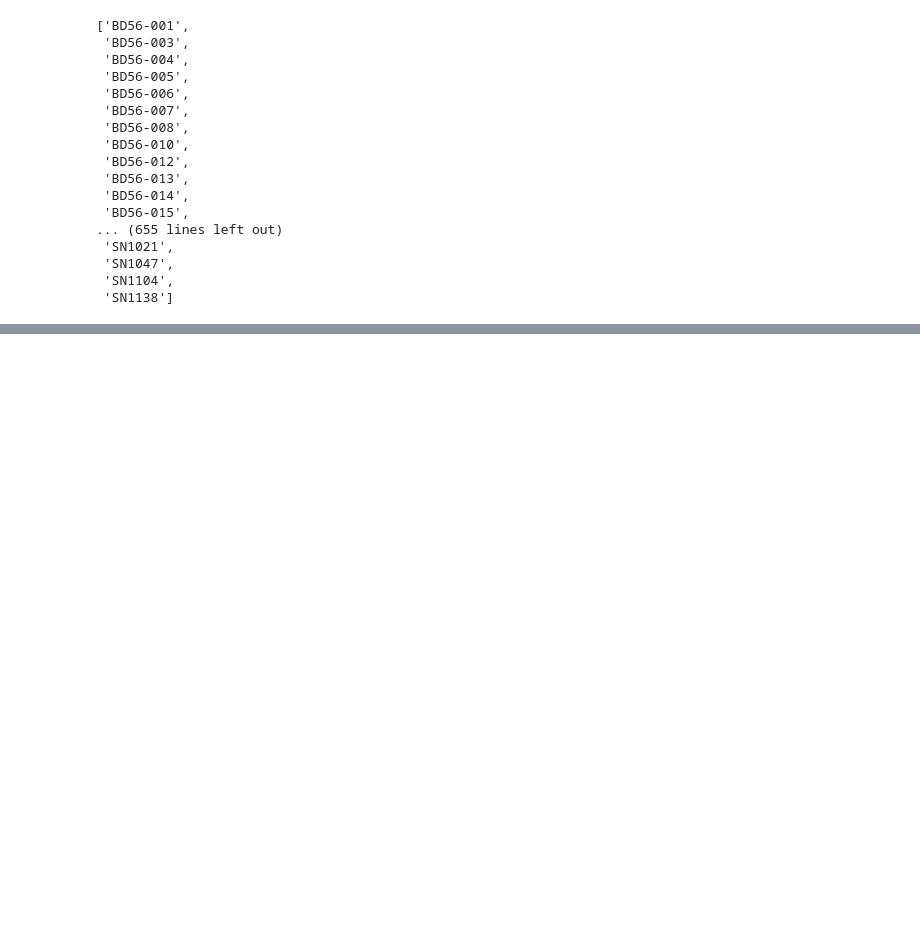
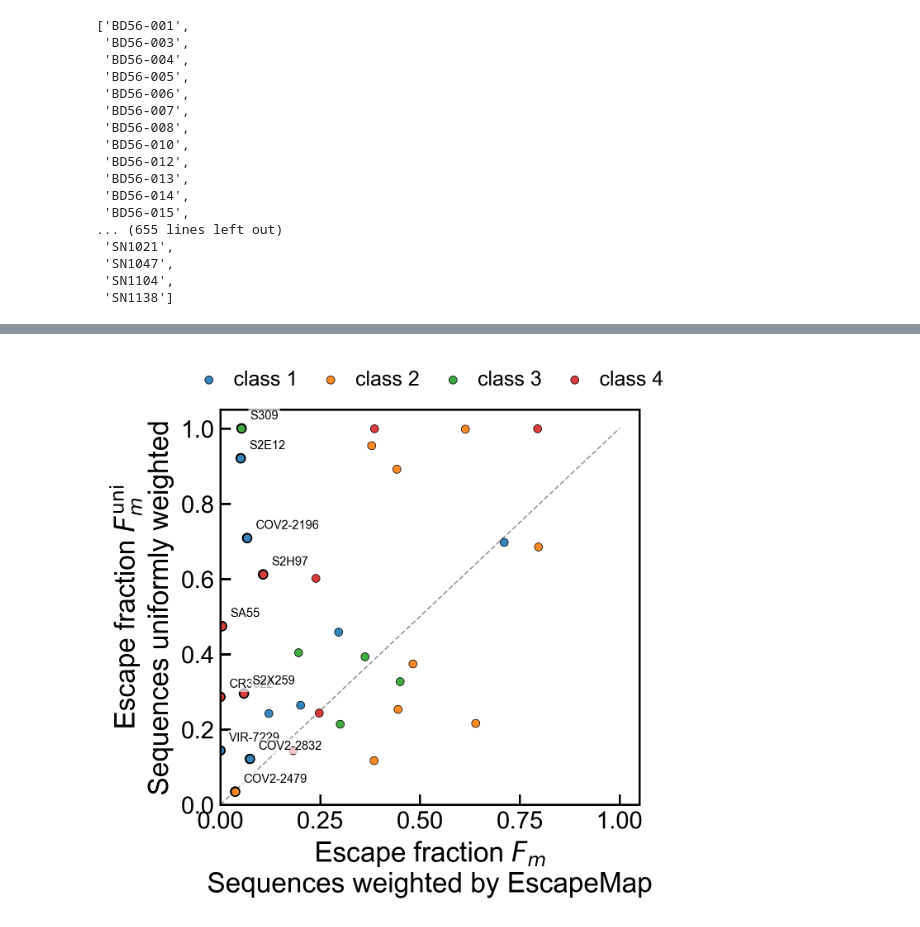
Before and after one commit to m-huot/ESCAPE_MAP_DRAFT, a Jupyter notebook: generative/ab_resilience.ipynb, the cells around one changed output, grey strips where cells are left out. Cells and saved outputs as stored; diff of their text form; code cells hidden in the pictures; blank space fills up the shorter version.

```diff
--- a/generative/ab_resilience.ipynb
+++ b/generative/ab_resilience.ipynb
@@ -231,0 +142,14 @@ Excluded antibodies (D614G IC50==10.0): 1761
+# %%
+ab_class_df_mapping=pd.read_csv('../exp_data/ab_classification.csv')
+class_mapping = ab_class_df_mapping.set_index('condition')['condition_subtype'].to_dict()#condition is ant
+class_mapping.update({
+    "VIR-7229": "class 1",
+    "SA55":     "class 4",
+})
+# %%
+MERGED=KD_VECTORS|NEW_KD_VECTORS
+log_kd_values=np.array([get_Kd(seq,MERGED , log10=True) for seq in seqs])
+log_kd_values_random=np.array([get_Kd(seq,MERGED , log10=True) for seq in random_seqs])
+ab_names=list(MERGED.keys())
+fm_df = pd.DataFrame({'antibody': ab_names, 'Fm': (log_kd_values > TH).mean(axis=0), 'Fm_uni': (log_kd_values_random > TH).mean(axis=0)})
+fm_df
@@ -231,0 +174,86 @@ Excluded antibodies (D614G IC50==10.0): 1761
+# %%
+import numpy as np
+import pandas as pd
+import matplotlib.pyplot as plt
+
+# --- Prep: add class column (fallback to 'Unclassified') ---
+fm_plot = fm_df.copy()
+fm_plot["class"] = fm_plot["antibody"].map(class_mapping).fillna("Unclassified")
+
+# (optional) Nature rc if available
+try:
+    nature_rc()
+except NameError:
+    pass
+
+# --- Class ordering & palette ---
+def order_classes(classes):
+    import re
+    def key(c):
+        s = str(c)
+        m = re.search(r"(\d+)", s)
+        return (0, int(m.group(1))) if m else (1, s.lower())
+    return sorted(classes, key=key)
+
+CLASS_COLORS = {
+    "class 1": "#1f77b4",
+    "class 2": "#ff7f0e",
+    "class 3": "#2ca02c",
+    "class 4": "#d62728",
+}
+class_order = order_classes(fm_plot["class"].unique())
+
+# --- Plot (swap axes: x=Fm, y=Fm_uni) ---
+fig, ax = plt.subplots(figsize=(4.8, 4.8))
+
+for cls in class_order:
+    if cls == "Unclassified" or cls not in CLASS_COLORS:
+        continue
+    sub = fm_plot[fm_plot["class"] == cls]
+    if sub.empty:
+        continue
+    ax.scatter(
+        sub["Fm"], sub["Fm_uni"],                 # <-- swapped here
+        s=22, edgecolor="black", linewidth=0.4, alpha=0.9,
+        label=str(cls), color=CLASS_COLORS[cls],
+    )
+
+# Reference diagonal y=x
+ax.plot([0, 1], [0, 1], linestyle="--", linewidth=0.8, color="0.6", zorder=0)
+
+# --- annotate top-10 antibodies with lowest Fm ---
+top10 = fm_plot.nsmallest(10, "Fm")
+for _, r in top10.iterrows():
+    ax.scatter(r["Fm"], r["Fm_uni"], s=28, facecolor="none", edgecolor="k", linewidth=0.8, zorder=3)
+    ax.annotate(
+        r["antibody"],
+        xy=(r["Fm"], r["Fm_uni"]),
+        xytext=(5, 4), textcoords="offset points",
+        fontsize=7, ha="left", va="bottom",
+        bbox=dict(boxstyle="round,pad=0.15", fc="white", ec="none", alpha=0.7),
+        zorder=4
+    )
+
+# Axes & styling
+ax.set_xlim(0, 1.05); ax.set_ylim(0, 1.05)
+# two-line labels with LaTeX-style math
+ax.set_xlabel( r"Escape fraction $F_m$" "\n" "Sequences weighted by EscapeMap" )
+ax.set_ylabel( r"Escape fraction $F_m^{\mathrm{uni}}$" "\n" "Sequences uniformly weighted" )
+
+
+# ax.spines["top"].set_visible(False)
+# ax.spines["right"].set_visible(False)
+handles, labels = ax.get_legend_handles_labels()
+ax.legend(
+    handles, labels,
+    ncol=len(labels),                 # one line
+    loc="upper center",
+    bbox_to_anchor=(0.5, 1.12),       # a bit above the plot
+    frameon=False,                    # Nature-ish; set True if you want a box
+    handlelength=1.2, handletextpad=0.6, columnspacing=1.0, borderaxespad=0.0
+)
+
+plt.tight_layout()
+plt.show()
+# %% [output]
+[figure, added]
```
Also changed, not shown: parts of 11 cells of this notebook, 35 other files.
